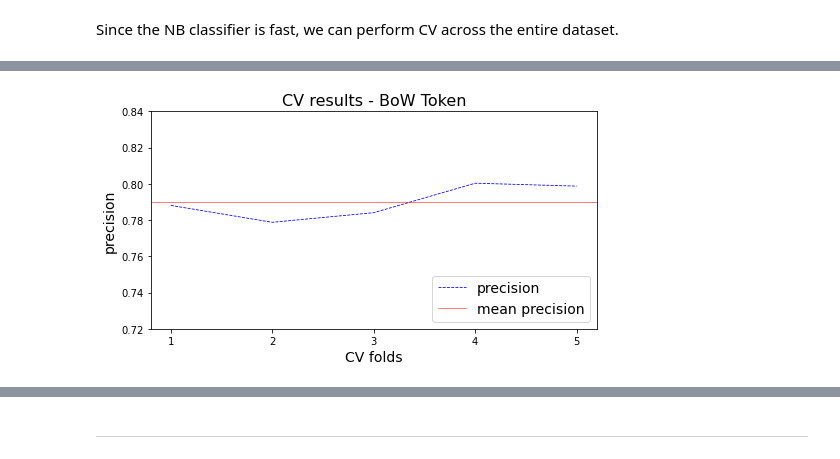
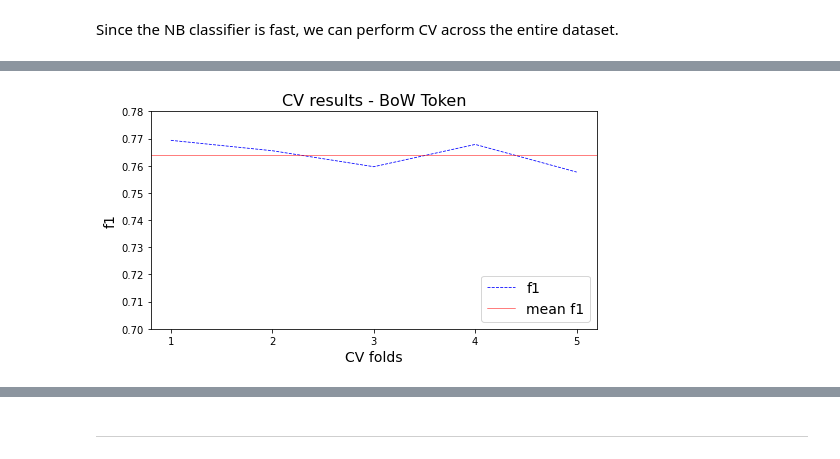
Before and after one commit to BigBangData/NaturalLanguageProcessing, a Jupyter notebook: sentiment140/05_Twitter_Sentiment_Analysis_NaiveBayes.ipynb, the cells around one changed output, grey strips where cells are left out. Saved outputs shown, nothing was run; the diff lists cells and outputs as text; code cells hidden in the pictures.

```diff
--- a/sentiment140/05_Twitter_Sentiment_Analysis_NaiveBayes.ipynb
+++ b/sentiment140/05_Twitter_Sentiment_Analysis_NaiveBayes.ipynb
@@ -295,4 +305,4 @@ Elapsed time: 43.4245 seconds
 # %%
-plot_cv_results(NB_clf, X_tokn_bow, y, 'BoW Token', scoring='precision', ylim=[.72,.84])
+plot_cv_results(NB_clf, X_tokn_bow, y, 'BoW Token', scoring='f1', ylim=[.70,.78])
 # %% [output]
-[figure, old version]
+[figure, new version]
```
Also changed, not shown: parts of 45 cells of this notebook, 1 other file.
